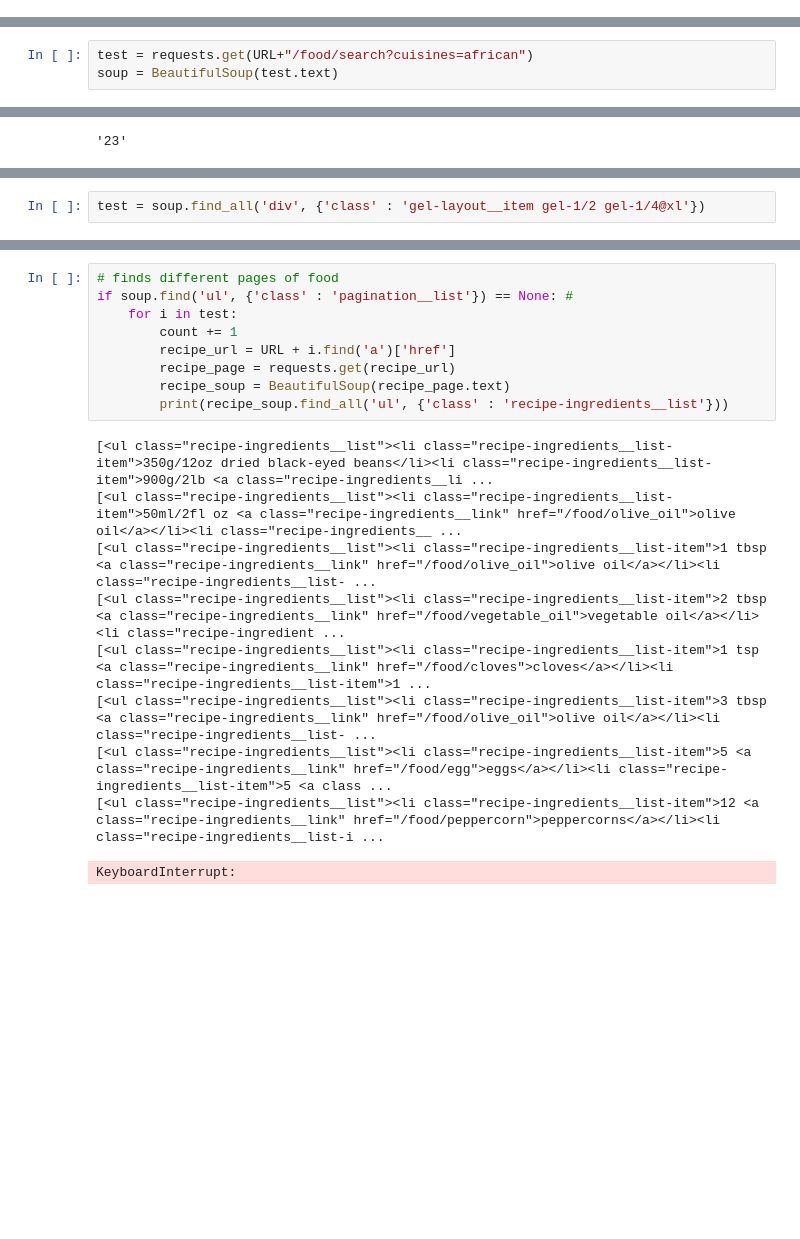
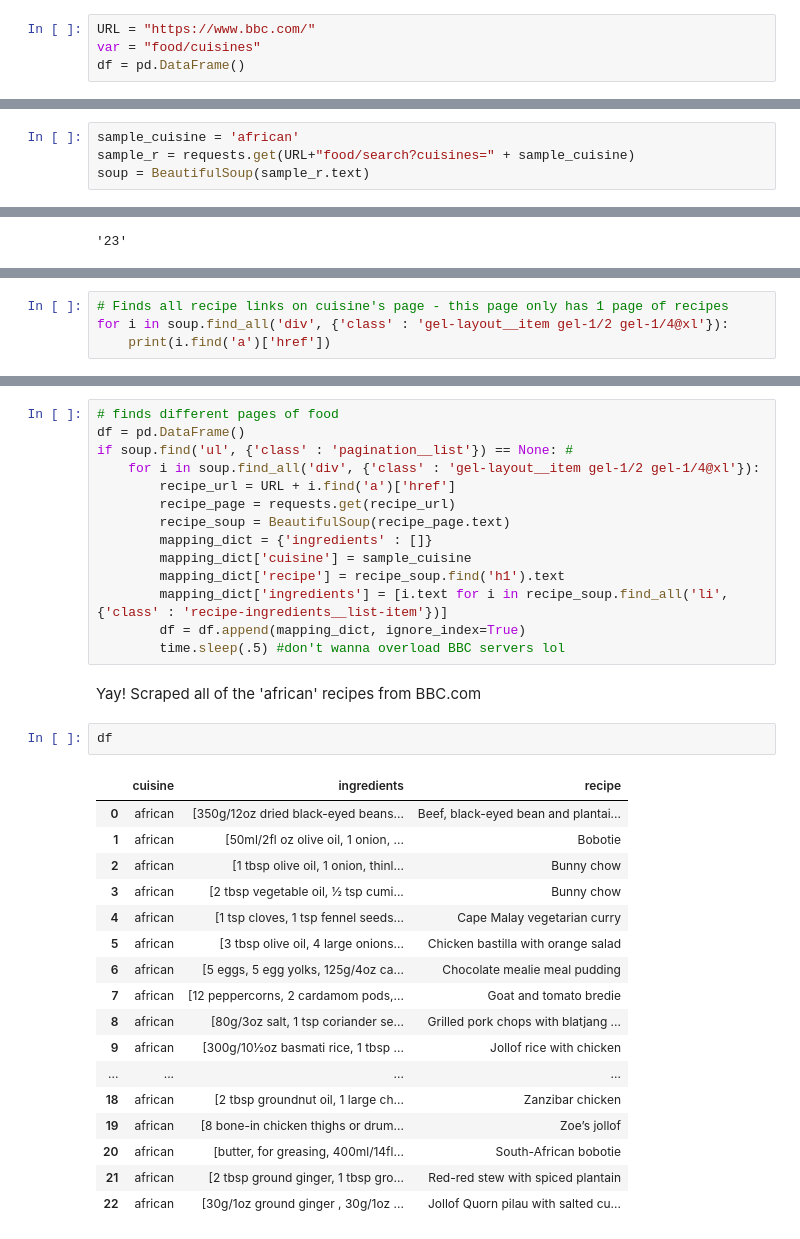
Before and after one commit to mkeyim/cuisine_ingredients, a Jupyter notebook: notebooks/01-mk-scraper.ipynb, the cells around one changed output, grey strips where cells are left out. Cells and saved outputs as stored; diff of their text form; blank space fills up the shorter version.

```diff
--- a/notebooks/01-mk-scraper.ipynb
+++ b/notebooks/01-mk-scraper.ipynb
@@ -65,3 +7,7 @@ Name: cuisine, dtype: int64
+# %%
+URL = "https://www.bbc.com/"
+var = "food/cuisines"
+df = pd.DataFrame()
 # %%
 regions = []
 r = requests.get(URL + var)
@@ -90,8 +36,9 @@ regions
  'thai_and_south-east_asian',
  'turkish_and_middle_eastern']
 # %%
-test = requests.get(URL+"/food/search?cuisines=african")
-soup = BeautifulSoup(test.text)
+sample_cuisine = 'african'
+sample_r = requests.get(URL+"food/search?cuisines=" + sample_cuisine)
+soup = BeautifulSoup(sample_r.text)
 # %%
 #finds number of recipes
 soup.find('b', {'class' : 'gel-pica-bold'}).text
@@ -104,2 +47,4 @@ URL+"/food/search?cuisines=african"
 # %%
-test = soup.find_all('div', {'class' : 'gel-layout__item gel-1/2 gel-1/4@xl'})
+# Finds all recipe links on cuisine's page - this page only has 1 page of recipes
+for i in soup.find_all('div', {'class' : 'gel-layout__item gel-1/2 gel-1/4@xl'}):
+    print(i.find('a')['href'])
@@ -106,19 +69,36 @@ test = soup.find_all('div', {'class' : 'gel-layout__item gel-1/2 gel-1/4@xl'})
 # %%
 # finds different pages of food
+df = pd.DataFrame()
 if soup.find('ul', {'class' : 'pagination__list'}) == None: #
-    for i in test:
-        count += 1
+    for i in soup.find_all('div', {'class' : 'gel-layout__item gel-1/2 gel-1/4@xl'}):
         recipe_url = URL + i.find('a')['href']
         recipe_page = requests.get(recipe_url)
         recipe_soup = BeautifulSoup(recipe_page.text)
-        print(recipe_soup.find_all('ul', {'class' : 'recipe-ingredients__list'}))
+        mapping_dict = {'ingredients' : []}
+        mapping_dict['cuisine'] = sample_cuisine
+        mapping_dict['recipe'] = recipe_soup.find('h1').text
+        mapping_dict['ingredients'] = [i.text for i in recipe_soup.find_all('li', {'class' : 'recipe-ingredients__list-item'})]
+        df = df.append(mapping_dict, ignore_index=True)
+        time.sleep(.5) #don't wanna overload BBC servers lol
-# %% [output]
-[<ul class="recipe-ingredients__list"><li class="recipe-ingredients__list-item">350g/12oz dried black-eyed beans</li><li class="recipe-ingredients__list-item">900g/2lb <a class="recipe-ingredients__li ...
-[<ul class="recipe-ingredients__list"><li class="recipe-ingredients__list-item">50ml/2fl oz <a class="recipe-ingredients__link" href="/food/olive_oil">olive oil</a></li><li class="recipe-ingredients__ ...
-[<ul class="recipe-ingredients__list"><li class="recipe-ingredients__list-item">1 tbsp <a class="recipe-ingredients__link" href="/food/olive_oil">olive oil</a></li><li class="recipe-ingredients__list- ...
-[<ul class="recipe-ingredients__list"><li class="recipe-ingredients__list-item">2 tbsp <a class="recipe-ingredients__link" href="/food/vegetable_oil">vegetable oil</a></li><li class="recipe-ingredient ...
-[<ul class="recipe-ingredients__list"><li class="recipe-ingredients__list-item">1 tsp <a class="recipe-ingredients__link" href="/food/cloves">cloves</a></li><li class="recipe-ingredients__list-item">1 ...
-[<ul class="recipe-ingredients__list"><li class="recipe-ingredients__list-item">3 tbsp <a class="recipe-ingredients__link" href="/food/olive_oil">olive oil</a></li><li class="recipe-ingredients__list- ...
-[<ul class="recipe-ingredients__list"><li class="recipe-ingredients__list-item">5 <a class="recipe-ingredients__link" href="/food/egg">eggs</a></li><li class="recipe-ingredients__list-item">5 <a class ...
-[<ul class="recipe-ingredients__list"><li class="recipe-ingredients__list-item">12 <a class="recipe-ingredients__link" href="/food/peppercorn">peppercorns</a></li><li class="recipe-ingredients__list-i ...
-KeyboardInterrupt:
+# %% [markdown]
+Yay! Scraped all of the 'african' recipes from BBC.com
+# %%
+df
+# %% [output]
+|  | cuisine | ingredients | recipe |
+| 0 | african | [350g/12oz dried black-eyed beans... | Beef, black-eyed bean and plantai... |
+| 1 | african | [50ml/2fl oz olive oil, 1 onion, ... | Bobotie |
+| 2 | african | [1 tbsp olive oil, 1 onion, thinl... | Bunny chow |
+| 3 | african | [2 tbsp vegetable oil, ½ tsp cumi... | Bunny chow |
+| 4 | african | [1 tsp cloves, 1 tsp fennel seeds... | Cape Malay vegetarian curry |
+| 5 | african | [3 tbsp olive oil, 4 large onions... | Chicken bastilla with orange salad |
+| 6 | african | [5 eggs, 5 egg yolks, 125g/4oz ca... | Chocolate mealie meal pudding |
+| 7 | african | [12 peppercorns, 2 cardamom pods,... | Goat and tomato bredie |
+| 8 | african | [80g/3oz salt, 1 tsp coriander se... | Grilled pork chops with blatjang ... |
+| 9 | african | [300g/10½oz basmati rice, 1 tbsp ... | Jollof rice with chicken |
+| ... | ... | ... | ... |
+| 18 | african | [2 tbsp groundnut oil, 1 large ch... | Zanzibar chicken |
+| 19 | african | [8 bone-in chicken thighs or drum... | Zoe’s jollof |
+| 20 | african | [butter, for greasing, 400ml/14fl... | South-African bobotie |
+| 21 | african | [2 tbsp ground ginger, 1 tbsp gro... | Red-red stew with spiced plantain |
+| 22 | african | [30g/1oz ground ginger , 30g/1oz ... | Jollof Quorn pilau with salted cu... |
```
Also changed, not shown: parts of 26 cells of this notebook, 2 other files.
